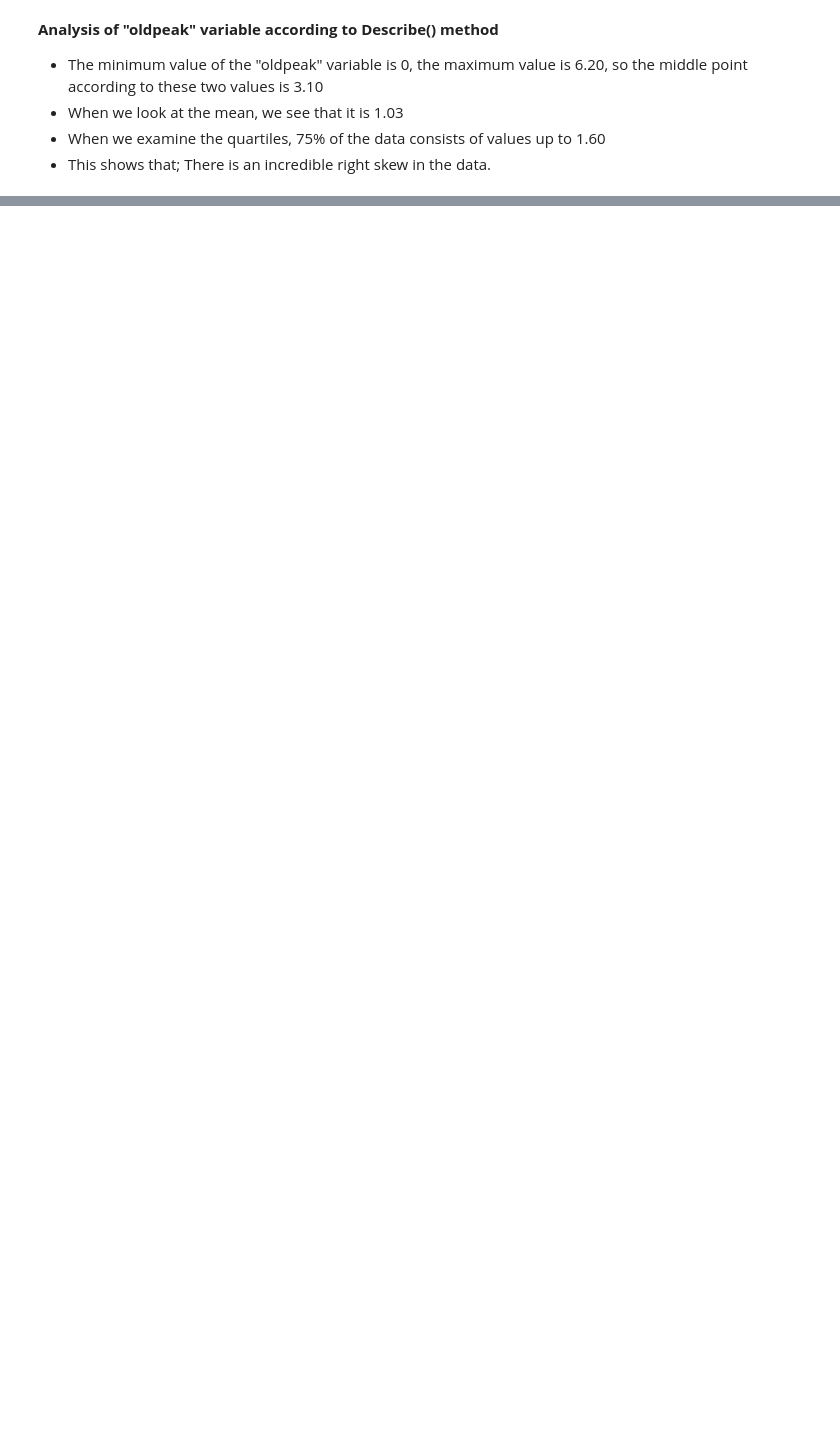
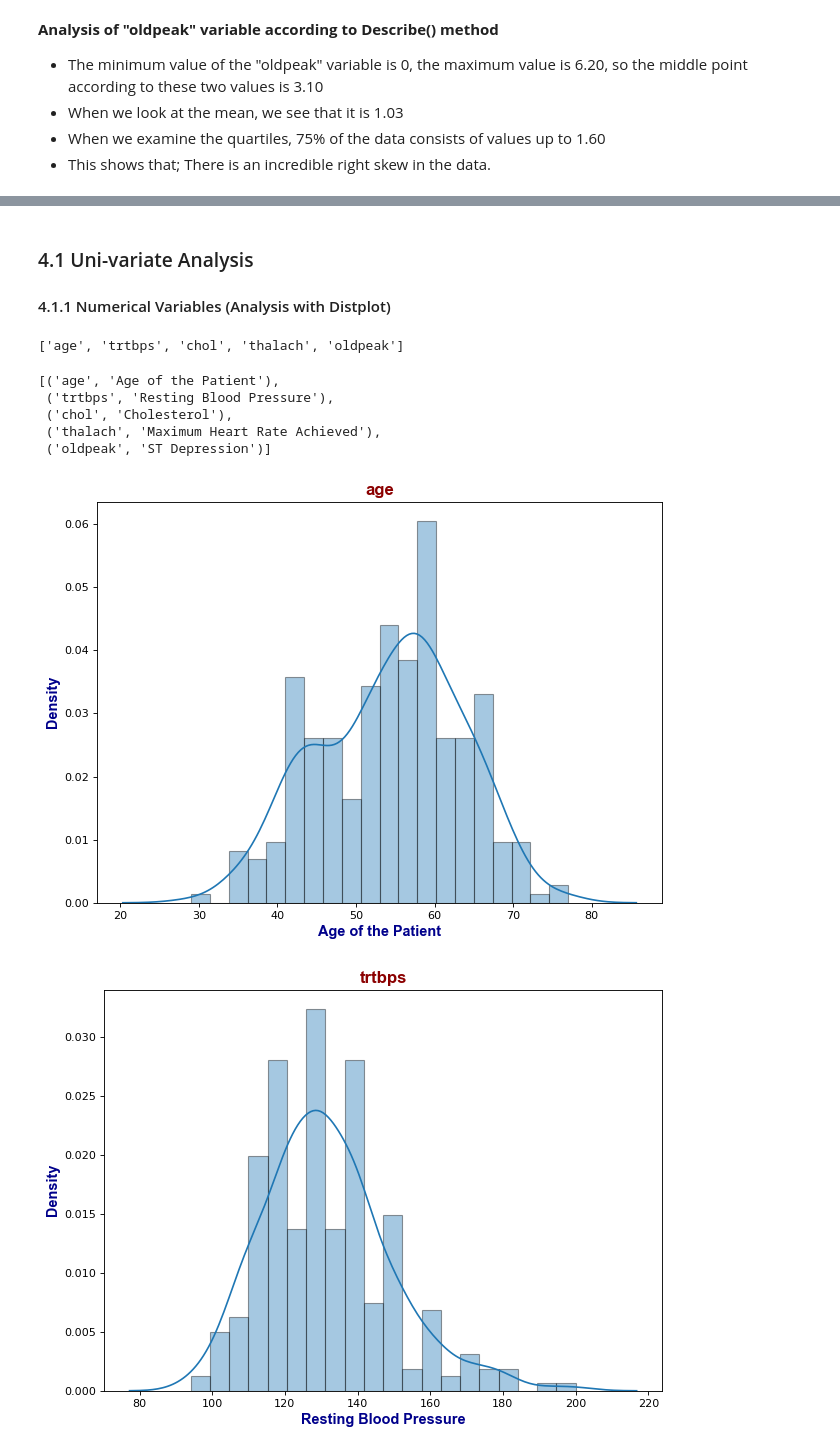
Before and after one commit to htbitb/Heart-Attack-Analysis-And-Prediction, a Jupyter notebook: Heart_Attack_Analysis.ipynb, the cells around one changed output, grey strips where cells are left out. Drawn from its saved outputs; the diff is of its cells as text; code cells hidden in the pictures; blank space fills up the shorter version.

Commit message:
Uni-variate Analysis

```diff
--- a/Heart_Attack_Analysis.ipynb
+++ b/Heart_Attack_Analysis.ipynb
@@ -309,0 +312,38 @@ y.axvline(df["oldpeak"].mean(), color = "r", ls = "--");
+# %% [markdown]
+### 4.1 Uni-variate Analysis
+#### 4.1.1 Numerical Variables (Analysis with Distplot)
+# %%
+numeric_var
+# %% [output]
+['age', 'trtbps', 'chol', 'thalach', 'oldpeak']
+# %%
+numeric_axis_name = ["Age of the Patient", "Resting Blood Pressure", "Cholesterol", "Maximum Heart Rate Achieved", "ST Depression"]
+# %%
+list(zip(numeric_var, numeric_axis_name))
+# zip function takes two or more iterables and returns an iterator of tuple
+# Each tuple contains one element from each of the input iterables, paired together
+# by their position in the original sequences.
+# %% [output]
+[('age', 'Age of the Patient'),
+ ('trtbps', 'Resting Blood Pressure'),
+ ('chol', 'Cholesterol'),
+ ('thalach', 'Maximum Heart Rate Achieved'),
+ ('oldpeak', 'ST Depression')]
+# %%
+# form title and axis style
+title_font = {"family" : "arial", "color" : "darkred", "weight" : "bold", "size" : 15}
+axis_font = {"family" : "arial", "color" : "darkblue", "weight" : "bold", "size" : 13}
+
+for i, z in list(zip(numeric_var, numeric_axis_name)):
+    plt.figure(figsize = (8, 6), dpi = 80)
+    sns.distplot(df[i], hist_kws = dict(linewidth = 1, edgecolor = "k"), bins = 20)
+
+    plt.title(i, fontdict = title_font)
+    plt.xlabel(z, fontdict = axis_font)
+    plt.ylabel("Density", fontdict = axis_font)
+
+    plt.tight_layout()
+    plt.show()
+# %% [output]
+[figure, added]
+[figure, added]
```
Also changed, not shown: parts of 22 cells of this notebook.
